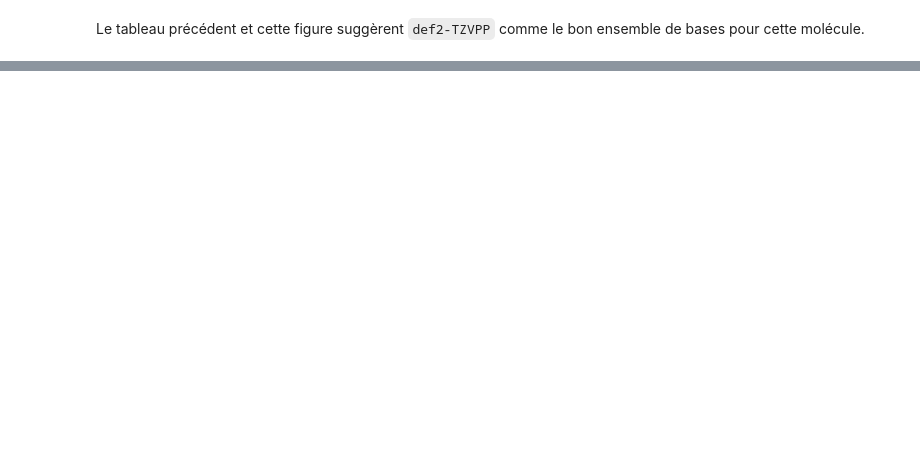
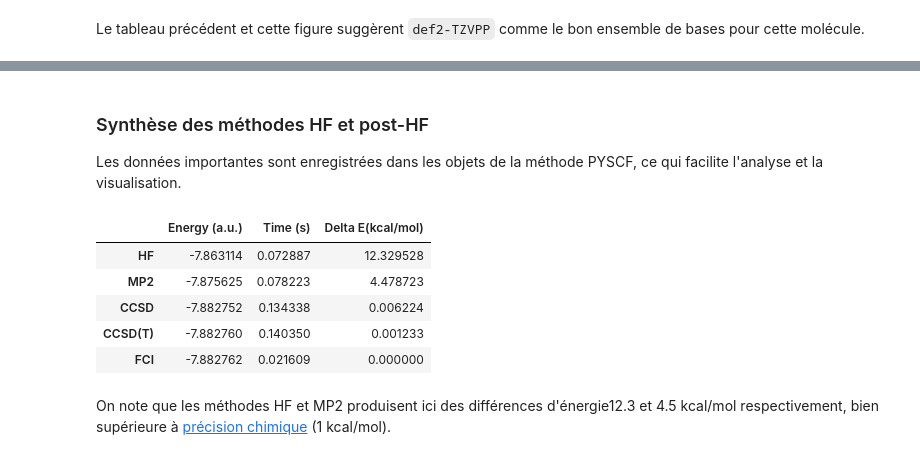
Before and after one commit to NanaEngo/PHY4268_Tutoriels_2024, a Jupyter notebook: PHY4248_ Tutorial 1 - Quantum Chemistry Modelling Basis_ 240425.ipynb, the cells around one changed output, grey strips where cells are left out. Drawn from its saved outputs; the diff is of its cells as text; code cells hidden in the pictures; blank space fills up the shorter version.

```diff
--- a/PHY4248_ Tutorial 1 - Quantum Chemistry Modelling Basis_ 240425.ipynb
+++ b/PHY4248_ Tutorial 1 - Quantum Chemistry Modelling Basis_ 240425.ipynb
@@ -944,0 +968,6 @@ Le tableau précédent et cette figure suggèrent `def2-TZVPP` comme le bon ense
+# %%
+from pyscf import mp
+
+start = time.time()
+mymp2 = mp.MP2(myhf).run()
+mymp2_time = time.time() - start + myhf_time
@@ -944,0 +985,9 @@ Le tableau précédent et cette figure suggèrent `def2-TZVPP` comme le bon ense
+# %%
+from pyscf import cc
+
+start = time.time()
+mycc = cc.CCSD(myhf).run()
+mycc_time = time.time() - start + myhf_time
+
+e_ccsd_t = mycc.ccsd_t()
+mycct_time = time.time() - start + myhf_time
@@ -944,0 +1004,34 @@ Le tableau précédent et cette figure suggèrent `def2-TZVPP` comme le bon ense
+# %%
+from pyscf import fci
+
+start = time.time()
+myfci = fci.FCI(myhf).kernel()
+myfci_time = time.time() - start
+# %% [markdown]
+### Synthèse des méthodes HF et post-HF
+
+Les données importantes sont enregistrées dans les objets de la méthode PYSCF, ce qui facilite l'analyse et la visualisation.
+# %%
+# Collect data
+
+methods = ["HF", "MP2", "CCSD", "CCSD(T)", "FCI"]
+energies = [myhf.e_tot, mymp2.e_tot, mycc.e_tot, mycc.e_tot + e_ccsd_t, myfci[0]]
+mf_times = [myhf_time, mymp2_time, mycc_time, mycct_time, myfci_time]
+
+# Create the results dataframe
+import pandas as pd
+
+df_Eies = pd.DataFrame({"Energy (a.u.)":energies, "Time (s)":mf_times,
+                        "Delta E(kcal/mol)": [(abs(energy - myfci[0]) * 627.509474) for energy in energies]},
+                       index = methods)
+
+df_Eies
+# %% [output]
+|  | Energy (a.u.) | Time (s) | Delta E(kcal/mol) |
+| HF | -7.863114 | 0.072887 | 12.329528 |
+| MP2 | -7.875625 | 0.078223 | 4.478723 |
+| CCSD | -7.882752 | 0.134338 | 0.006224 |
+| CCSD(T) | -7.882760 | 0.140350 | 0.001233 |
+| FCI | -7.882762 | 0.021609 | 0.000000 |
+# %% [markdown]
+On note que les méthodes HF et MP2 produisent ici des différences d'énergie12.3 et 4.5 kcal/mol respectivement, bien supérieure à [précision chimique](https://en.wikipedia.org/wiki/Computational_chemistry) (1 kcal/mol).
```
Also changed, not shown: parts of 8 cells of this notebook, 6 other files.
